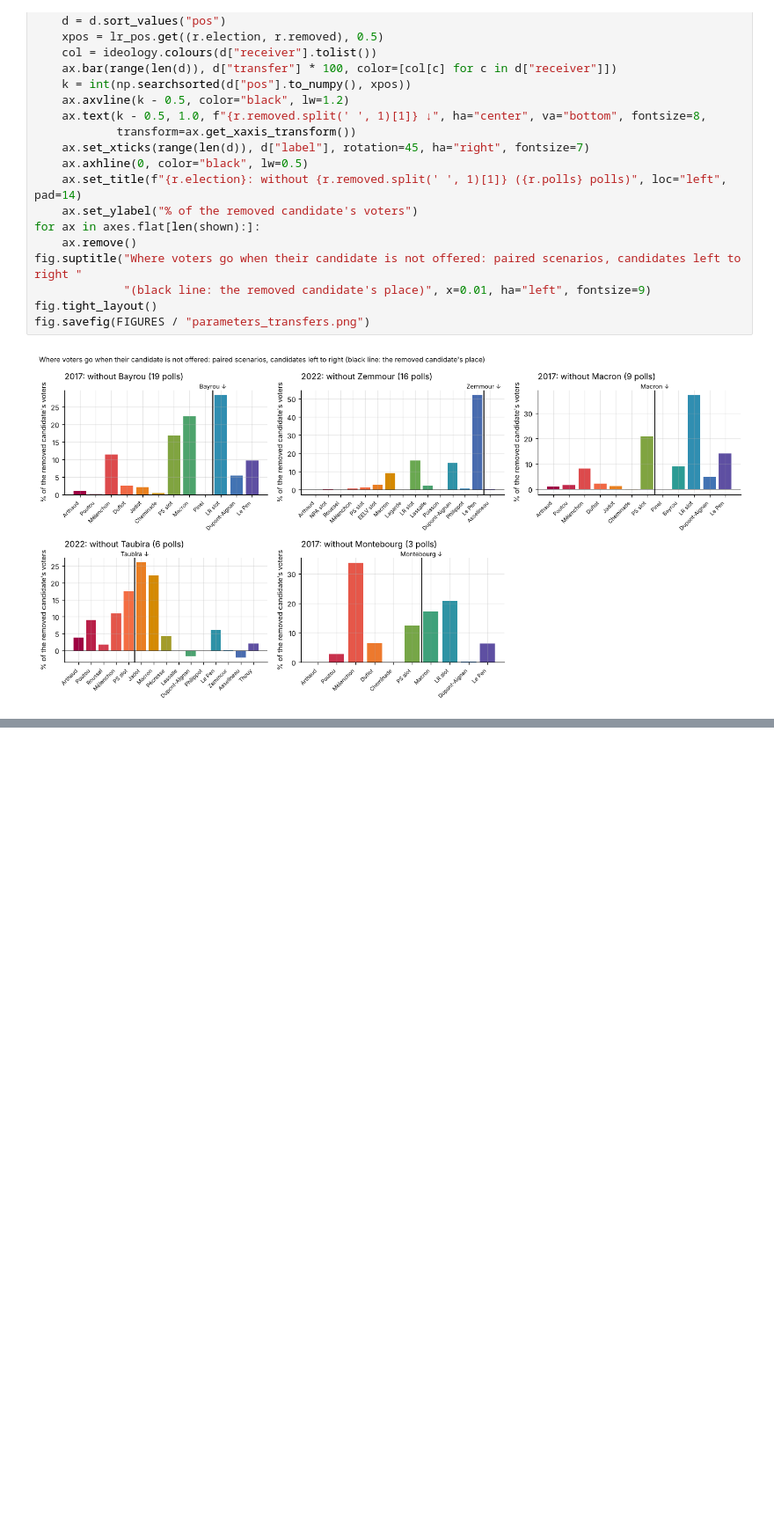
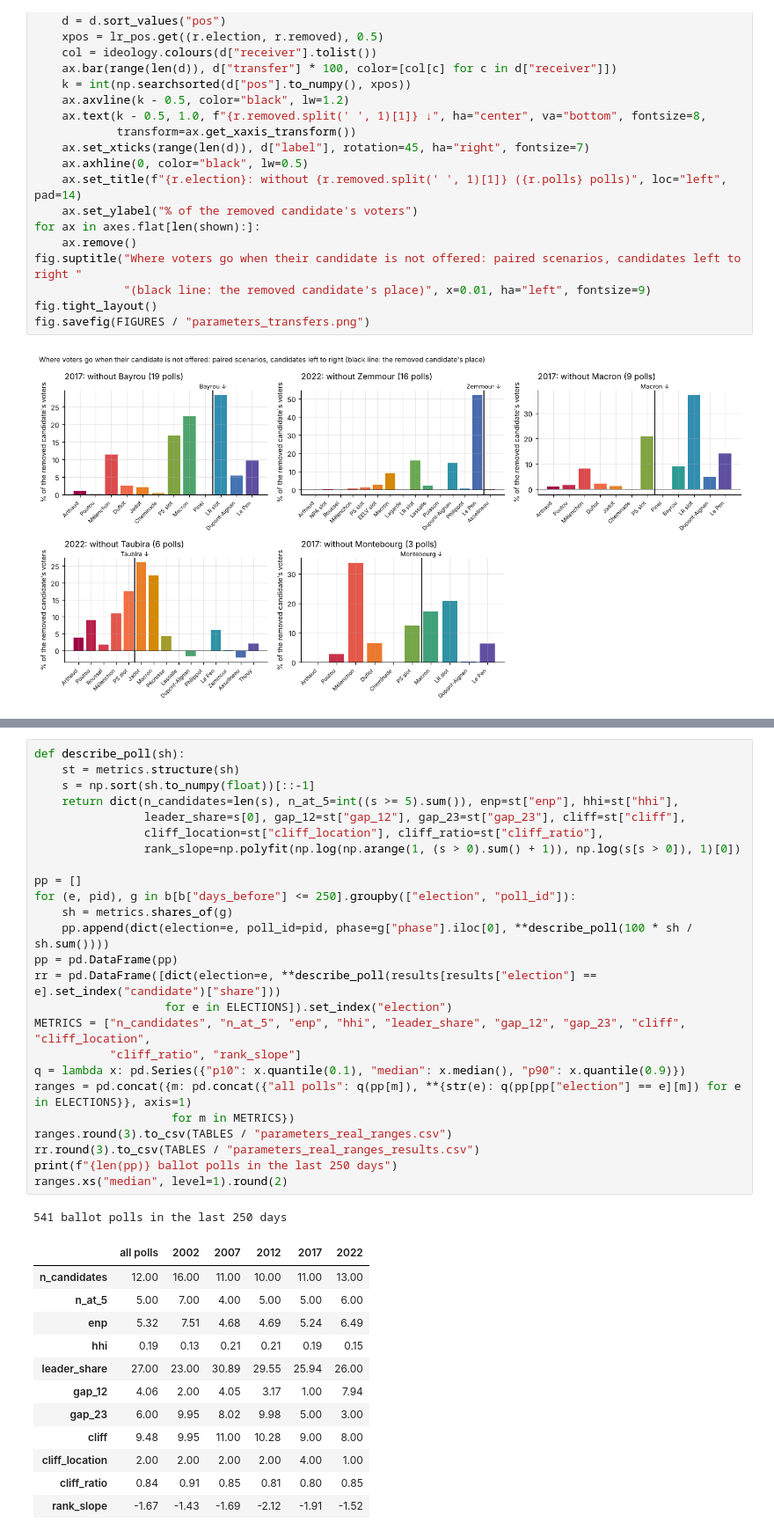
Before and after one commit to clarasalas/strategic-voting-polls-2RS, a Jupyter notebook: notebooks/07_parameters.ipynb, the cells around one changed output, grey strips where cells are left out. Shown at 88% size. Drawn from its saved outputs; the diff is of its cells as text; blank space fills up the shorter version.

```diff
--- a/notebooks/07_parameters.ipynb
+++ b/notebooks/07_parameters.ipynb
@@ -383,0 +391,39 @@ fig.savefig(FIGURES / "parameters_transfers.png")
+# %%
+def describe_poll(sh):
+    st = metrics.structure(sh)
+    s = np.sort(sh.to_numpy(float))[::-1]
+    return dict(n_candidates=len(s), n_at_5=int((s >= 5).sum()), enp=st["enp"], hhi=st["hhi"],
+                leader_share=s[0], gap_12=st["gap_12"], gap_23=st["gap_23"], cliff=st["cliff"],
+                cliff_location=st["cliff_location"], cliff_ratio=st["cliff_ratio"],
+                rank_slope=np.polyfit(np.log(np.arange(1, (s > 0).sum() + 1)), np.log(s[s > 0]), 1)[0])
+
+pp = []
+for (e, pid), g in b[b["days_before"] <= 250].groupby(["election", "poll_id"]):
+    sh = metrics.shares_of(g)
+    pp.append(dict(election=e, poll_id=pid, phase=g["phase"].iloc[0], **describe_poll(100 * sh / sh.sum())))
+pp = pd.DataFrame(pp)
+rr = pd.DataFrame([dict(election=e, **describe_poll(results[results["election"] == e].set_index("candidate")["share"]))
+                   for e in ELECTIONS]).set_index("election")
+METRICS = ["n_candidates", "n_at_5", "enp", "hhi", "leader_share", "gap_12", "gap_23", "cliff", "cliff_location",
+           "cliff_ratio", "rank_slope"]
+q = lambda x: pd.Series({"p10": x.quantile(0.1), "median": x.median(), "p90": x.quantile(0.9)})
+ranges = pd.concat({m: pd.concat({"all polls": q(pp[m]), **{str(e): q(pp[pp["election"] == e][m]) for e in ELECTIONS}}, axis=1)
+                    for m in METRICS})
+ranges.round(3).to_csv(TABLES / "parameters_real_ranges.csv")
+rr.round(3).to_csv(TABLES / "parameters_real_ranges_results.csv")
+print(f"{len(pp)} ballot polls in the last 250 days")
+ranges.xs("median", level=1).round(2)
+# %% [output]
+541 ballot polls in the last 250 days
+|  | all polls | 2002 | 2007 | 2012 | 2017 | 2022 |
+| n_candidates | 12.00 | 16.00 | 11.00 | 10.00 | 11.00 | 13.00 |
+| n_at_5 | 5.00 | 7.00 | 4.00 | 5.00 | 5.00 | 6.00 |
+| enp | 5.32 | 7.51 | 4.68 | 4.69 | 5.24 | 6.49 |
+| hhi | 0.19 | 0.13 | 0.21 | 0.21 | 0.19 | 0.15 |
+| leader_share | 27.00 | 23.00 | 30.89 | 29.55 | 25.94 | 26.00 |
+| gap_12 | 4.06 | 2.00 | 4.05 | 3.17 | 1.00 | 7.94 |
+| gap_23 | 6.00 | 9.95 | 8.02 | 9.98 | 5.00 | 3.00 |
+| cliff | 9.48 | 9.95 | 11.00 | 10.28 | 9.00 | 8.00 |
+| cliff_location | 2.00 | 2.00 | 2.00 | 2.00 | 4.00 | 1.00 |
+| cliff_ratio | 0.84 | 0.91 | 0.85 | 0.81 | 0.80 | 0.85 |
+| rank_slope | -1.67 | -1.43 | -1.69 | -2.12 | -1.91 | -1.52 |
```
Also changed, not shown: parts of 3 cells of this notebook, 4 other files.
